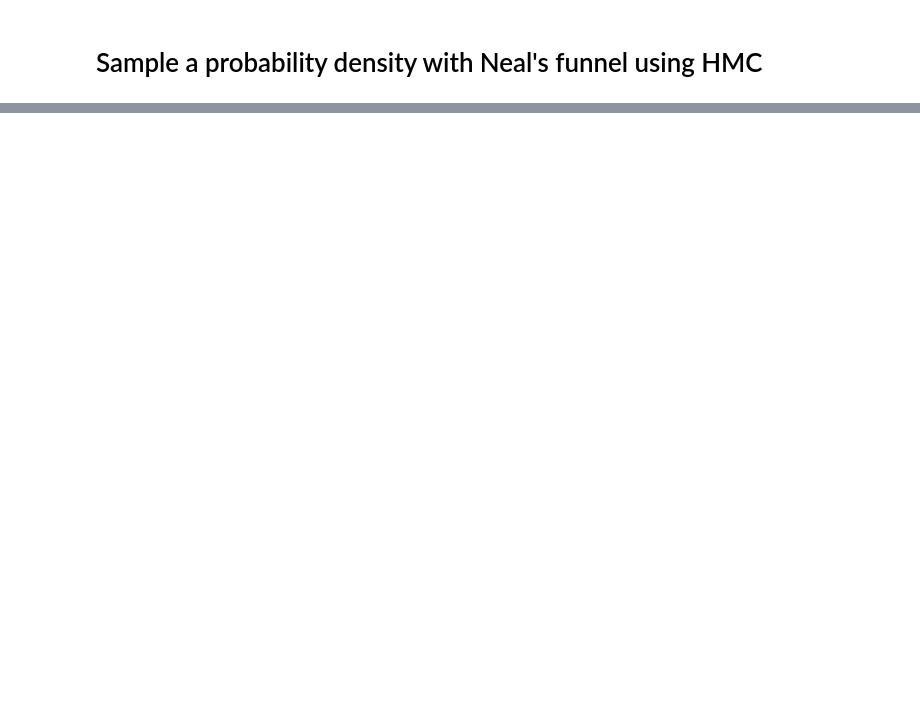
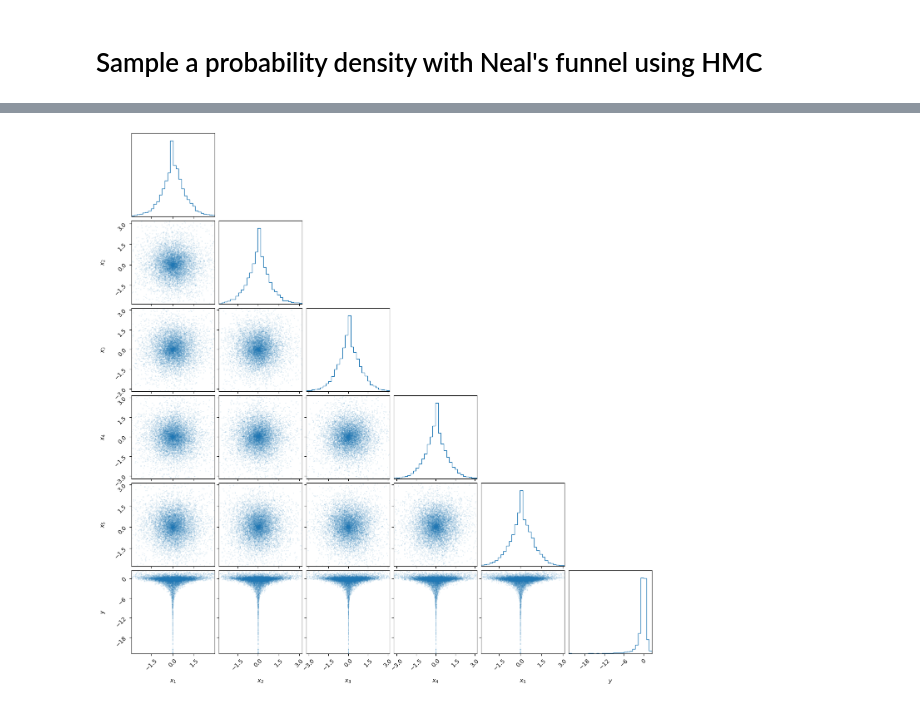
Before and after one commit to aiden-g12321/Neals_funnel, a Jupyter notebook: toy_example.ipynb, the cells around one changed output, grey strips where cells are left out. Cells and saved outputs as stored; diff of their text form; code cells hidden in the pictures; blank space fills up the shorter version.

```diff
--- a/toy_example.ipynb
+++ b/toy_example.ipynb
@@ -246,0 +145,10 @@ plt.show()
+# %%
+fig = corner(samples_st,
+             labels=labels,
+             range=[0.99]*samples_st.shape[1],
+             color='C0',
+             plot_contours=False,
+             plot_density=False,
+             bins=30)
+# %% [output]
+[figure, added]
```
Also changed, not shown: parts of 40 cells of this notebook, 3 other files.
